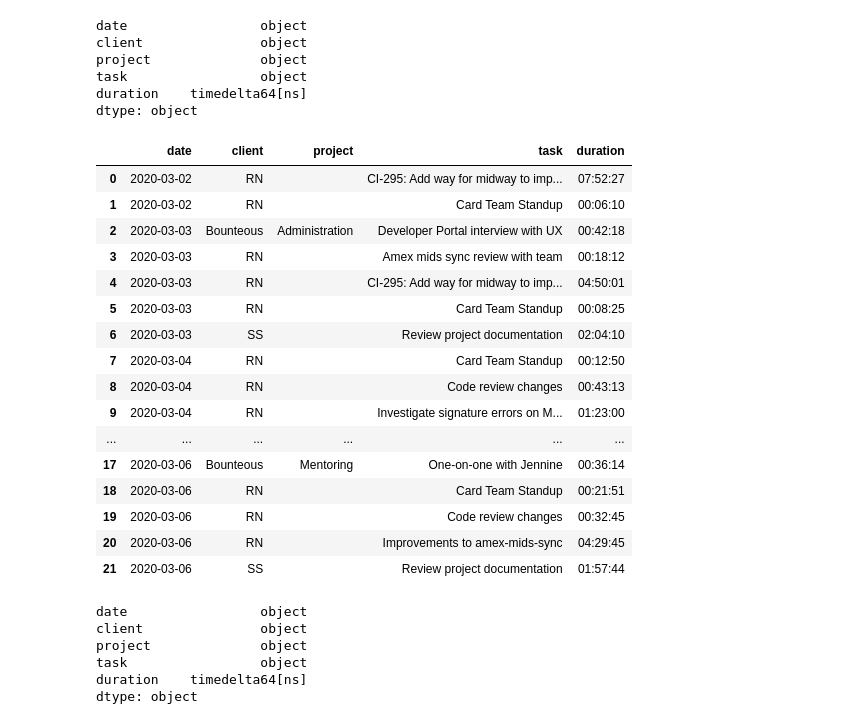
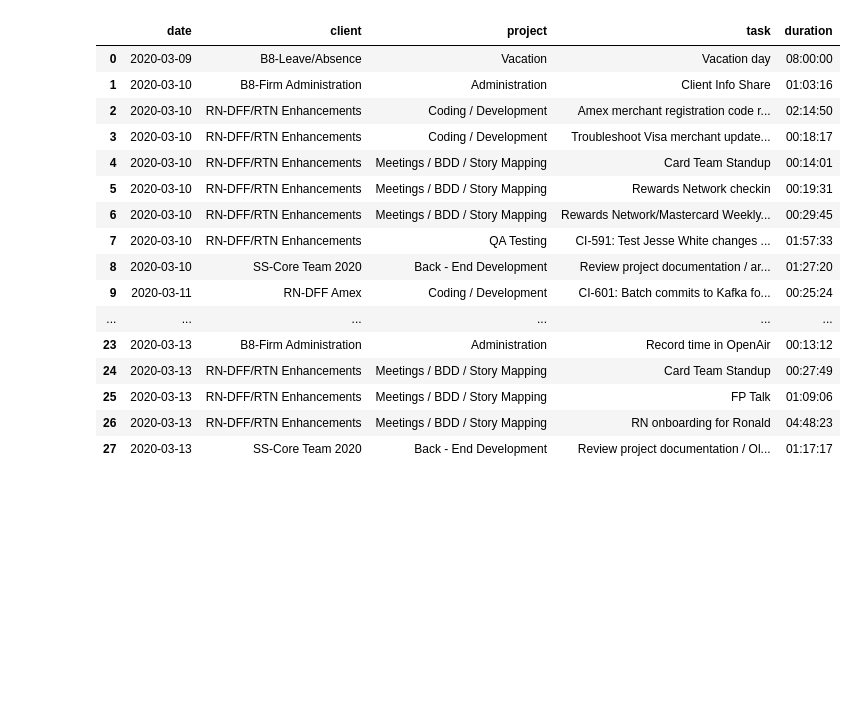
Before and after one commit to OwensCode/toggl-air, a Jupyter notebook: notebook.ipynb, the cells around one changed output. Cells and saved outputs as stored; diff of their text form; code cells hidden in the pictures; blank space fills up the shorter version.

```diff
--- a/notebook.ipynb
+++ b/notebook.ipynb
@@ -24,38 +25,30 @@ dataframe = pd.DataFrame(rows, columns=['date', 'client', 'project', 'task', 'du
-# %%
-dataframe.dtypes
-# %% [output]
-date                 object
-client               object
-project              object
-task                 object
-duration    timedelta64[ns]
-dtype: object
+# %%
+json_data = json.dumps(response.json()['data'])
+dataframe = pd.read_json(json_data, convert_dates=['start', 'end', 'updated'])
+dataframe['start'] = dataframe['start'].dt.tz_localize(None)
+dataframe['date'] = dataframe['start'].dt.to_period('D')
+dataframe['duration'] = dataframe['dur'].apply(lambda x: timedelta(milliseconds=x))
+dataframe = dataframe[['date', 'client', 'project', 'description', 'duration']]
+dataframe = dataframe.rename(columns={'description': 'task'})
 # %%
-dataframe.groupby(['date', 'client', 'project', 'task'], as_index=False).sum()
+dataframe = dataframe.groupby(['date', 'client', 'project', 'task'], as_index=False).sum()
+dataframe = dataframe.sort_values(by=['date', 'client', 'project', 'task'])
+dataframe
 # %% [output]
 |  | date | client | project | task | duration |
-| 0 | 2020-03-02 | RN |  | CI-295: Add way for midway to imp... | 07:52:27 |
-| 1 | 2020-03-02 | RN |  | Card Team Standup | 00:06:10 |
-| 2 | 2020-03-03 | Bounteous | Administration | Developer Portal interview with UX | 00:42:18 |
-| 3 | 2020-03-03 | RN |  | Amex mids sync review with team | 00:18:12 |
-| 4 | 2020-03-03 | RN |  | CI-295: Add way for midway to imp... | 04:50:01 |
-| 5 | 2020-03-03 | RN |  | Card Team Standup | 00:08:25 |
-| 6 | 2020-03-03 | SS |  | Review project documentation | 02:04:10 |
-| 7 | 2020-03-04 | RN |  | Card Team Standup | 00:12:50 |
-| 8 | 2020-03-04 | RN |  | Code review changes | 00:43:13 |
-| 9 | 2020-03-04 | RN |  | Investigate signature errors on M... | 01:23:00 |
+| 0 | 2020-03-09 | B8-Leave/Absence | Vacation | Vacation day | 08:00:00 |
+| 1 | 2020-03-10 | B8-Firm Administration | Administration | Client Info Share | 01:03:16 |
+| 2 | 2020-03-10 | RN-DFF/RTN Enhancements | Coding / Development | Amex merchant registration code r... | 02:14:50 |
+| 3 | 2020-03-10 | RN-DFF/RTN Enhancements | Coding / Development | Troubleshoot Visa merchant update... | 00:18:17 |
+| 4 | 2020-03-10 | RN-DFF/RTN Enhancements | Meetings / BDD / Story Mapping | Card Team Standup | 00:14:01 |
+| 5 | 2020-03-10 | RN-DFF/RTN Enhancements | Meetings / BDD / Story Mapping | Rewards Network checkin | 00:19:31 |
+| 6 | 2020-03-10 | RN-DFF/RTN Enhancements | Meetings / BDD / Story Mapping | Rewards Network/Mastercard Weekly... | 00:29:45 |
+| 7 | 2020-03-10 | RN-DFF/RTN Enhancements | QA Testing | CI-591: Test Jesse White changes ... | 01:57:33 |
+| 8 | 2020-03-10 | SS-Core Team 2020 | Back - End Development | Review project documentation / ar... | 01:27:20 |
+| 9 | 2020-03-11 | RN-DFF Amex | Coding / Development | CI-601: Batch commits to Kafka fo... | 00:25:24 |
 | ... | ... | ... | ... | ... | ... |
-| 17 | 2020-03-06 | Bounteous | Mentoring | One-on-one with Jennine | 00:36:14 |
-| 18 | 2020-03-06 | RN |  | Card Team Standup | 00:21:51 |
-| 19 | 2020-03-06 | RN |  | Code review changes | 00:32:45 |
-| 20 | 2020-03-06 | RN |  | Improvements to amex-mids-sync | 04:29:45 |
-| 21 | 2020-03-06 | SS |  | Review project documentation | 01:57:44 |
+| 23 | 2020-03-13 | B8-Firm Administration | Administration | Record time in OpenAir | 00:13:12 |
+| 24 | 2020-03-13 | RN-DFF/RTN Enhancements | Meetings / BDD / Story Mapping | Card Team Standup | 00:27:49 |
+| 25 | 2020-03-13 | RN-DFF/RTN Enhancements | Meetings / BDD / Story Mapping | FP Talk | 01:09:06 |
+| 26 | 2020-03-13 | RN-DFF/RTN Enhancements | Meetings / BDD / Story Mapping | RN onboarding for Ronald | 04:48:23 |
+| 27 | 2020-03-13 | SS-Core Team 2020 | Back - End Development | Review project documentation / Ol... | 01:17:17 |
-# %%
-dataframe.groupby(['date', 'client', 'project', 'task'], as_index=False).sum().dtypes
-# %% [output]
-date                 object
-client               object
-project              object
-task                 object
-duration    timedelta64[ns]
-dtype: object
```
Also changed, not shown: parts of 5 cells of this notebook, 2 other files.
